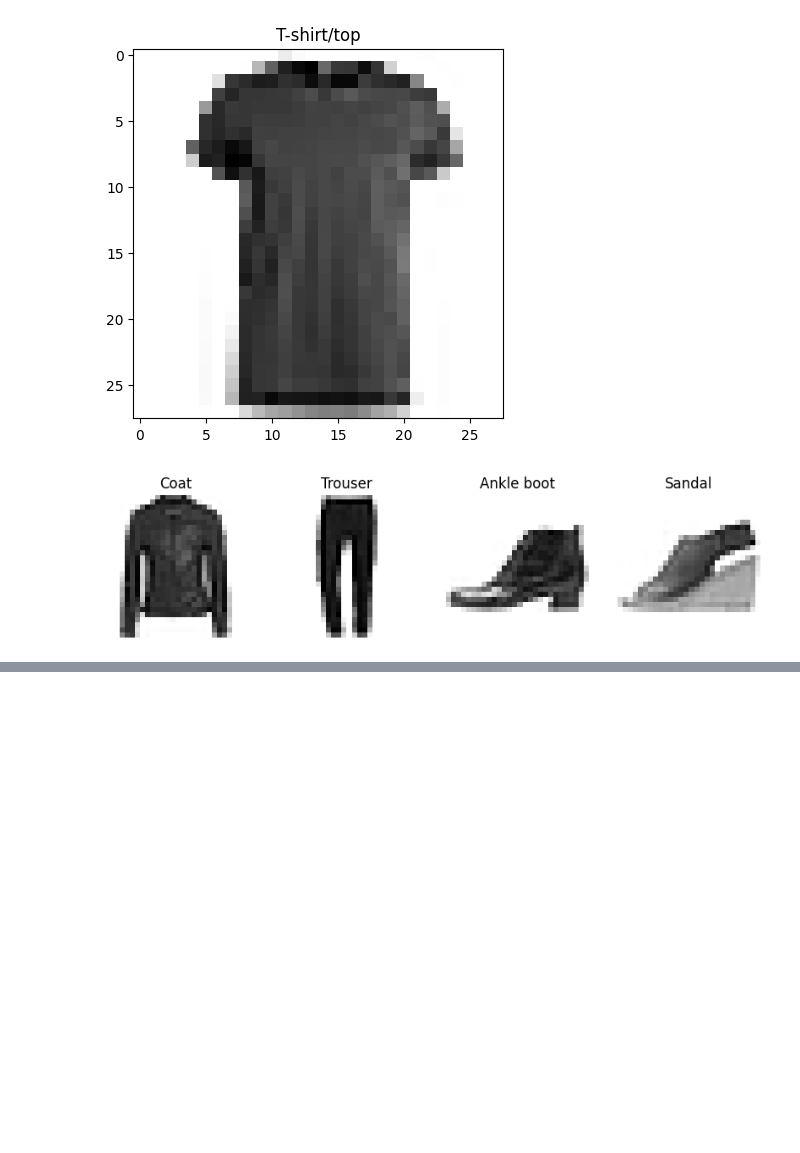
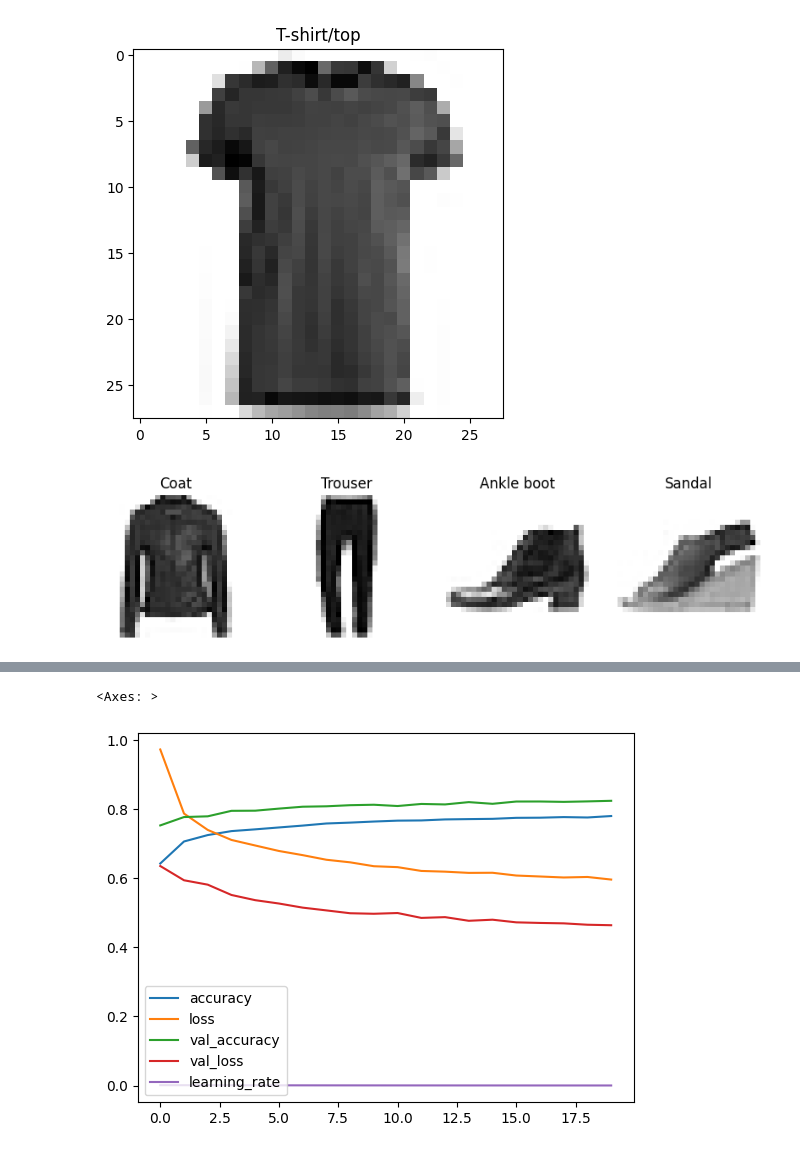
Before and after one commit to lewisnjue/AI, a Jupyter notebook: classifcaion_with_tensorflow.ipynb, the cells around one changed output, grey strips where cells are left out. Drawn from its saved outputs; the diff is of its cells as text; code cells hidden in the pictures; blank space fills up the shorter version.

```diff
--- a/classifcaion_with_tensorflow.ipynb
+++ b/classifcaion_with_tensorflow.ipynb
@@ -381,0 +471,6 @@ for i in range(4):
+# %%
+# plot the history
+pd.DataFrame(history.history).plot()
+# %% [output]
+<Axes: >
+[figure, added]
```
Also changed, not shown: parts of 2 cells of this notebook.
